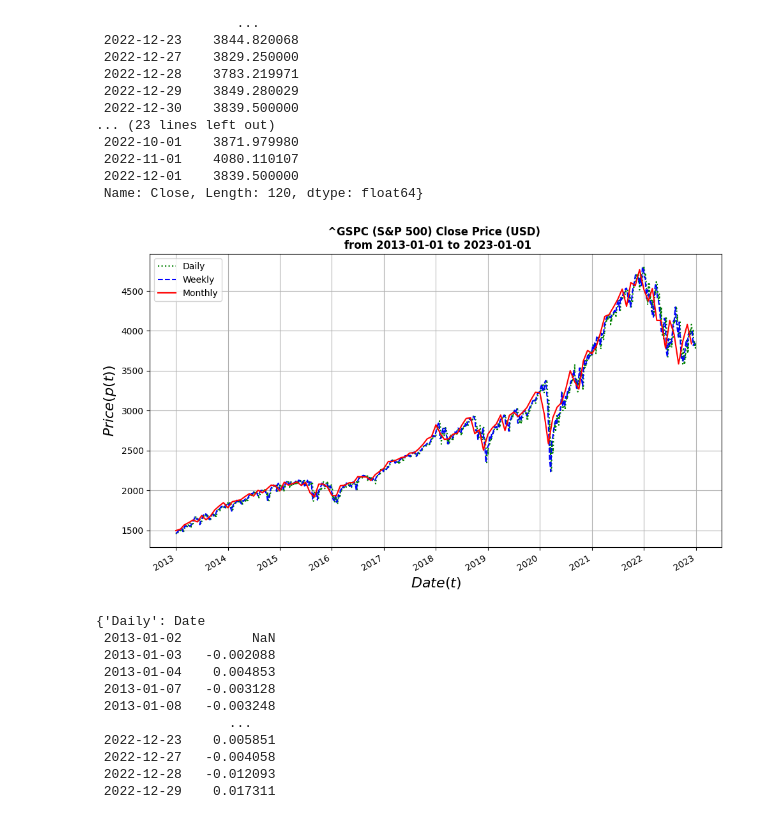
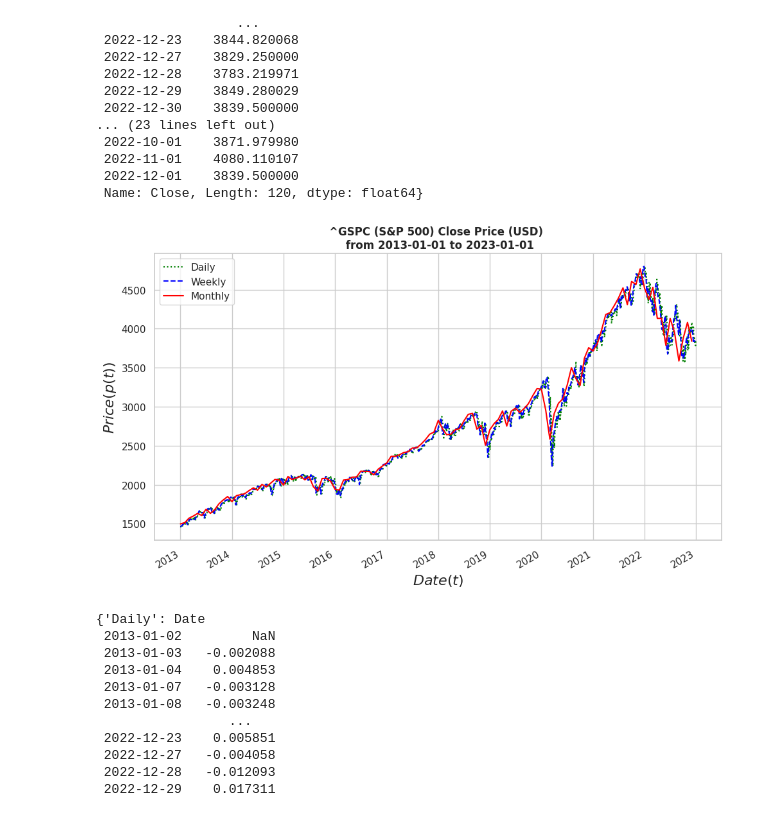
Before and after one commit to amirgholizad/tails_of_distributions, a Jupyter notebook: moving_distributions.ipynb, the cells around one changed output. Saved outputs shown, nothing was run; the diff lists cells and outputs as text; code cells hidden in the pictures.

```diff
--- a/moving_distributions.ipynb
+++ b/moving_distributions.ipynb
@@ -57,15 +57,15 @@ data_base
 # %%
 for (interval, price), linestyle, color in zip(data_base.items(), [":", "--", "-"], ["green", "blue", "red"]):
     price.plot(y="Close", label=interval, color=color, figsize=(10,6), linestyle=linestyle)
 plt.xlabel(xlabel="$Date (t)$", fontweight="bold", style="italic", fontsize = 16)
 plt.ylabel(ylabel="$Price (p(t))$", fontweight="bold", style="italic", fontsize = 16)
 plt.title(f"{ticker} (S&P 500) Close Price (USD) \n from {start_date} to {end_date}", fontweight="bold")
-plt.grid()
+sns.set(style="whitegrid")
 plt.legend()
 plt.tight_layout()
 plt.show();
 # %% [output]
-[figure, old version]
+[figure, new version]
 # %%
 returns = []
 for intervals, prices in data_base.items():
```
Also changed, not shown: parts of 2 cells of this notebook.
